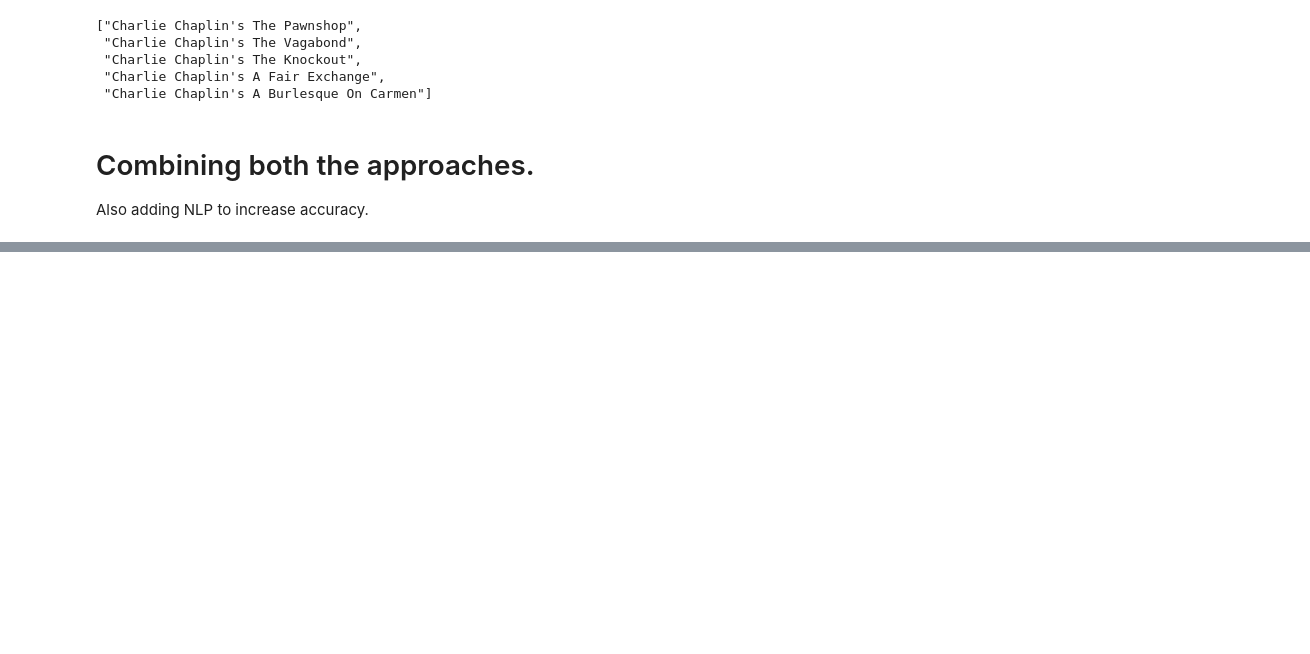
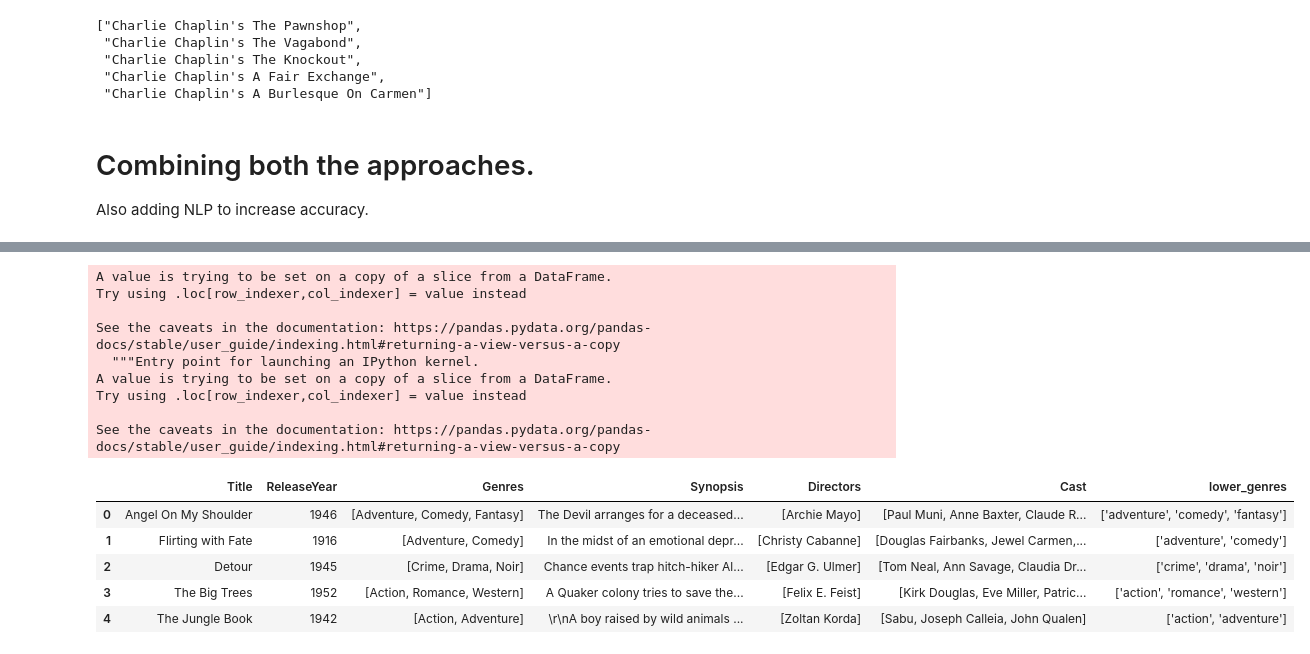
Before and after one commit to Thomas-George-T/Retro-Reel-Recommender, a Jupyter notebook: Retro_Reel_Recommender.ipynb, the cells around one changed output, grey strips where cells are left out. Saved outputs shown, nothing was run; the diff lists cells and outputs as text; code cells hidden in the pictures; blank space fills up the shorter version.

```diff
--- a/Retro_Reel_Recommender.ipynb
+++ b/Retro_Reel_Recommender.ipynb
@@ -227,0 +347,20 @@ Also adding NLP to increase accuracy.
+# %%
+df['lower_genres'] = df['Genres'].astype(str)
+df['lower_genres'] = df['lower_genres'].map(lambda x: x.lower())
+df.head()
+# %% [output]
+A value is trying to be set on a copy of a slice from a DataFrame.
+Try using .loc[row_indexer,col_indexer] = value instead
+
+See the caveats in the documentation: https://pandas.pydata.org/pandas-docs/stable/user_guide/indexing.html#returning-a-view-versus-a-copy
+  """Entry point for launching an IPython kernel.
+A value is trying to be set on a copy of a slice from a DataFrame.
+Try using .loc[row_indexer,col_indexer] = value instead
+
+See the caveats in the documentation: https://pandas.pydata.org/pandas-docs/stable/user_guide/indexing.html#returning-a-view-versus-a-copy
+|  | Title | ReleaseYear | Genres | Synopsis | Directors | Cast | lower_genres |
+| 0 | Angel On My Shoulder | 1946 | [Adventure, Comedy, Fantasy] | The Devil arranges for a deceased... | [Archie Mayo] | [Paul Muni, Anne Baxter, Claude R... | ['adventure', 'comedy', 'fantasy'] |
+| 1 | Flirting with Fate | 1916 | [Adventure, Comedy] | In the midst of an emotional depr... | [Christy Cabanne] | [Douglas Fairbanks, Jewel Carmen,... | ['adventure', 'comedy'] |
+| 2 | Detour | 1945 | [Crime, Drama, Noir] | Chance events trap hitch-hiker Al... | [Edgar G. Ulmer] | [Tom Neal, Ann Savage, Claudia Dr... | ['crime', 'drama', 'noir'] |
+| 3 | The Big Trees | 1952 | [Action, Romance, Western] | A Quaker colony tries to save the... | [Felix E. Feist] | [Kirk Douglas, Eve Miller, Patric... | ['action', 'romance', 'western'] |
+| 4 | The Jungle Book | 1942 | [Action, Adventure] | \r\nA boy raised by wild animals ... | [Zoltan Korda] | [Sabu, Joseph Calleia, John Qualen] | ['action', 'adventure'] |
```
Also changed, not shown: parts of 10 cells of this notebook.
